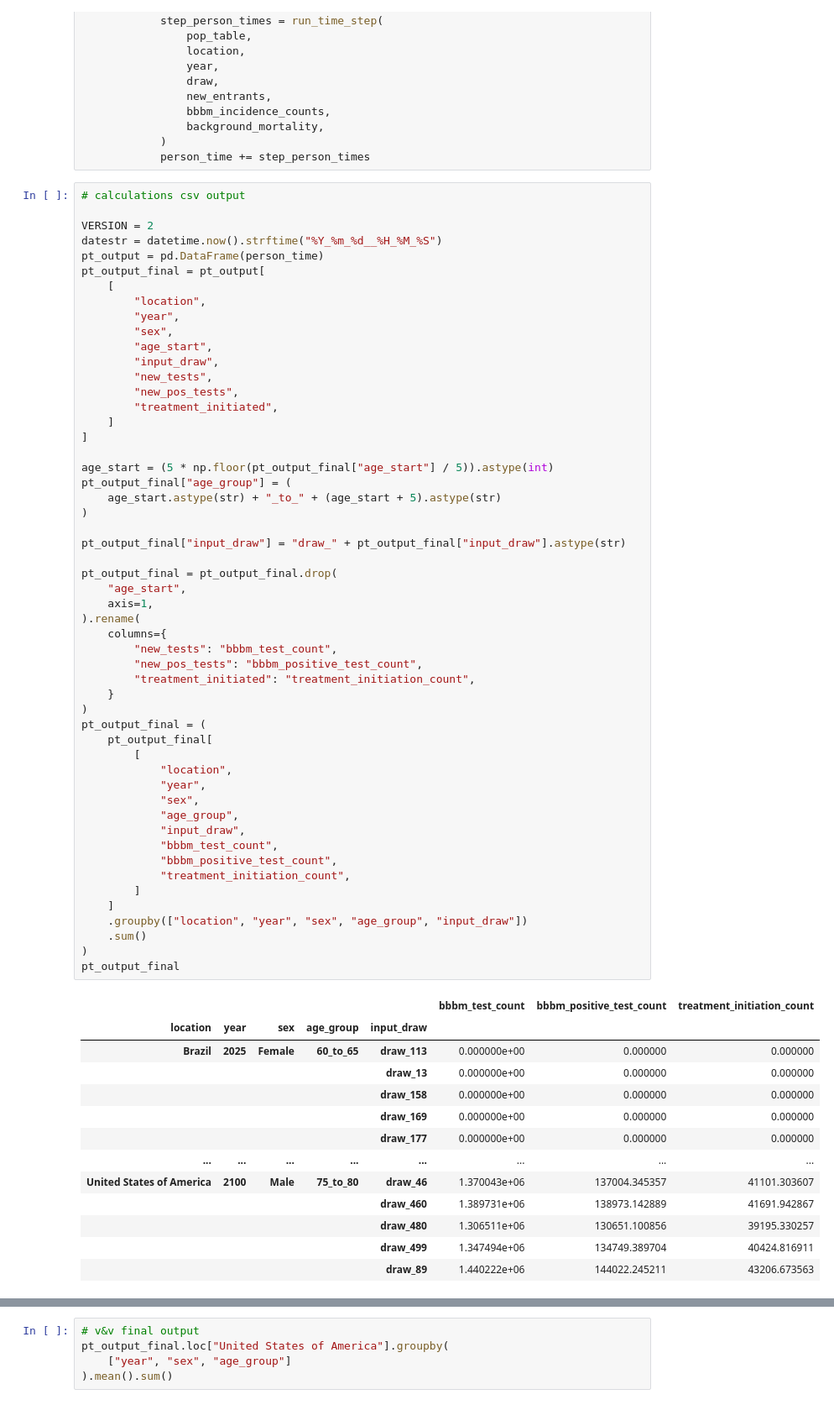
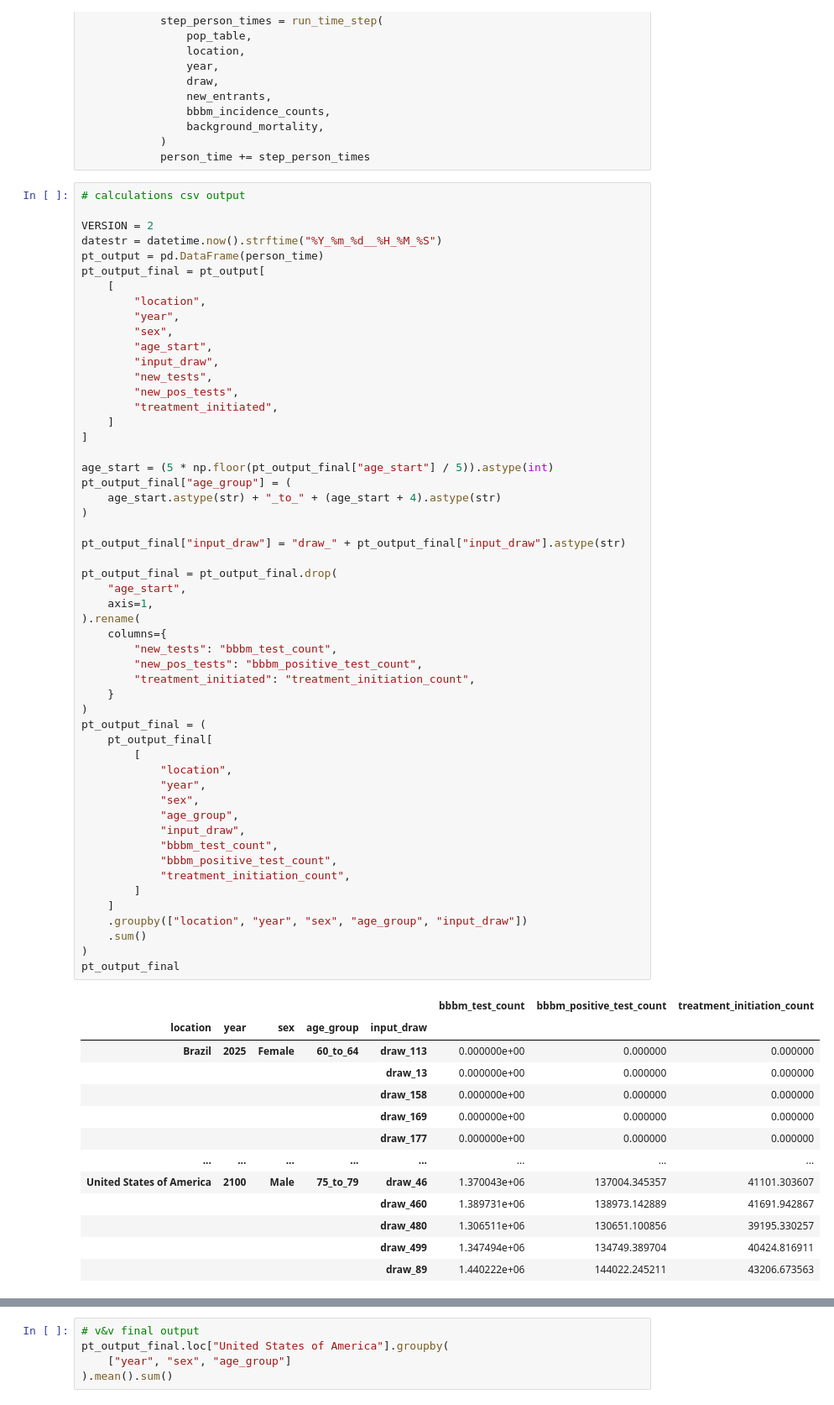
Before and after one commit to ihmeuw/vivarium_research_alzheimers, a Jupyter notebook: outside_sim_calculations/multistate_testing_treatment_table.ipynb, the cells around one changed output, grey strips where cells are left out. Shown at 84% size. Drawn from its saved outputs; the diff is of its cells as text.

```diff
--- a/outside_sim_calculations/multistate_testing_treatment_table.ipynb
+++ b/outside_sim_calculations/multistate_testing_treatment_table.ipynb
@@ -417,7 +417,7 @@ pt_output_final = pt_output[
 
 age_start = (5 * np.floor(pt_output_final["age_start"] / 5)).astype(int)
 pt_output_final["age_group"] = (
-    age_start.astype(str) + "_to_" + (age_start + 5).astype(str)
+    age_start.astype(str) + "_to_" + (age_start + 4).astype(str)
 )
 
 pt_output_final["input_draw"] = "draw_" + pt_output_final["input_draw"].astype(str)
@@ -425,40 +425,40 @@ pt_output_final["input_draw"] = "draw_" + pt_output_final["input_draw"].astype(s
 pt_output_final = pt_output_final.drop(
     "age_start",
     axis=1,
 ).rename(
     columns={
         "new_tests": "bbbm_test_count",
         "new_pos_tests": "bbbm_positive_test_count",
         "treatment_initiated": "treatment_initiation_count",
     }
 )
 pt_output_final = (
     pt_output_final[
         [
             "location",
             "year",
             "sex",
             "age_group",
             "input_draw",
             "bbbm_test_count",
             "bbbm_positive_test_count",
             "treatment_initiation_count",
         ]
     ]
     .groupby(["location", "year", "sex", "age_group", "input_draw"])
     .sum()
 )
 pt_output_final
 # %% [output]
 |  |  |  |  |  | bbbm_test_count | bbbm_positive_test_count | treatment_initiation_count |
 | location | year | sex | age_group | input_draw |  |  |  |
-| Brazil | 2025 | Female | 60_to_65 | draw_113 | 0.000000e+00 | 0.000000 | 0.000000 |
+| Brazil | 2025 | Female | 60_to_64 | draw_113 | 0.000000e+00 | 0.000000 | 0.000000 |
 |  |  |  |  | draw_13 | 0.000000e+00 | 0.000000 | 0.000000 |
 |  |  |  |  | draw_158 | 0.000000e+00 | 0.000000 | 0.000000 |
 |  |  |  |  | draw_169 | 0.000000e+00 | 0.000000 | 0.000000 |
 |  |  |  |  | draw_177 | 0.000000e+00 | 0.000000 | 0.000000 |
 | ... | ... | ... | ... | ... | ... | ... | ... |
-| United States of America | 2100 | Male | 75_to_80 | draw_46 | 1.370043e+06 | 137004.345357 | 41101.303607 |
+| United States of America | 2100 | Male | 75_to_79 | draw_46 | 1.370043e+06 | 137004.345357 | 41101.303607 |
 |  |  |  |  | draw_460 | 1.389731e+06 | 138973.142889 | 41691.942867 |
 |  |  |  |  | draw_480 | 1.306511e+06 | 130651.100856 | 39195.330257 |
 |  |  |  |  | draw_499 | 1.347494e+06 | 134749.389704 | 40424.816911 |
```
Also changed, not shown: parts of 9 cells of this notebook.
